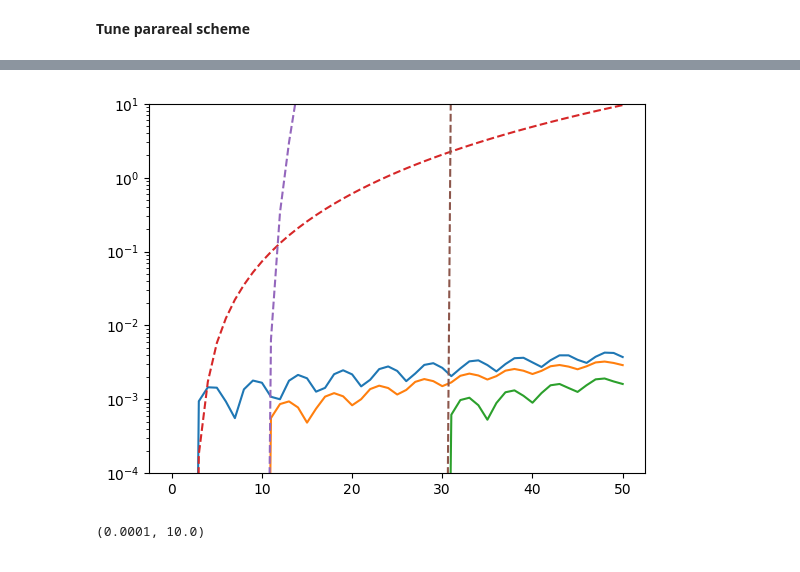
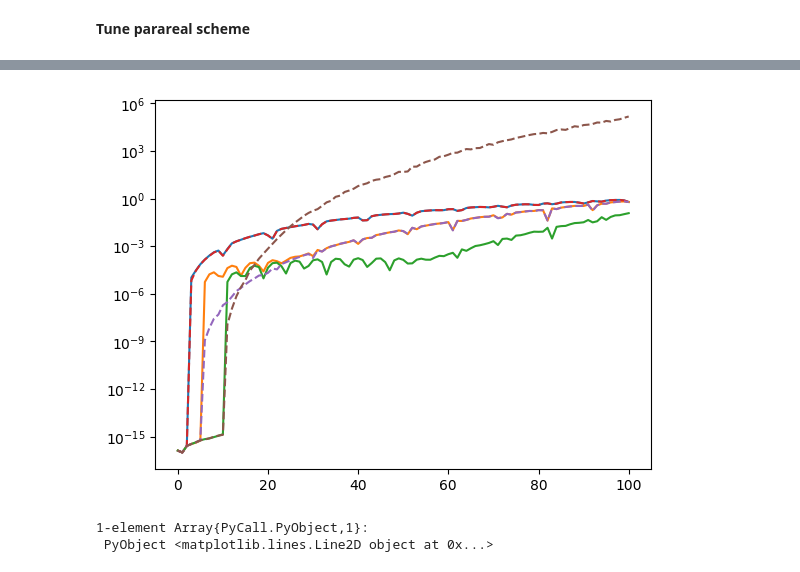
Before and after one commit to hieu325/juliawaveparareal, a Jupyter notebook: parareal1dwave.ipynb, the cells around one changed output, grey strips where cells are left out. Saved outputs shown, nothing was run; the diff lists cells and outputs as text; code cells hidden in the pictures.

```diff
--- a/parareal1dwave.ipynb
+++ b/parareal1dwave.ipynb
@@ -26,7 +27,7 @@ plot(u)
 function fdtd_wave(u0,ut0,dx,t_final)
 
     c = 1.0;
-    dt = dx/1.0;
+    dt = dx/10;
     N = size(u0,1);
     u = complex(zeros(N));
     ut= complex(zeros(N));
@@ -34,7 +35,7 @@ function fdtd_wave(u0,ut0,dx,t_final)
 
     u[:] =u0;
     ut[:]=ut0;
-    time = collect(dt:dt:t_final-dt);  # time array
+    #time = collect(dt:dt:t_final-dt);  # time array
 
     B = spdiagm((ones(N-1),-2*ones(N),ones(N-1)), (-1,0,1))/dx^2;
     B[1,N] = 1.0/dx^2;
@@ -106,19 +107,19 @@ m=10;
 dx=dX/m;
 x = collect(0:dx:L);
 
-u4ff =  exp.(im*k*x);
+#u4ff =  exp.(im*k*x);
 #ut4f = zeros(size(x,1));#-im*k*u4f;
-u4f = splineinterp(u,m);
-ut4f = splineinterp(ut,m);
+u4f = fourierinterp(u,m);
+ut4f = fourierinterp(ut,m);
 
-ub,utb=fdtd_wave(u4f,ut4f,dx,10);
+ub,utb=fdtd_wave(u4f,ut4f,dx,1);
 
-ux  = downsamp(ub,m)
-utx  = downsamp(utb,m)
+ux  = fouriersamp(ub,m)
+utx  = fouriersamp(utb,m)
 
 figure()
 subplot(2,1,1)
-plot(abs.(ux))
+plot((ux))
 subplot(2,1,2)
-plot(abs.(utx))
+plot((utx))
 # %% [output]
@@ -302,7 +336,7 @@ plot(abs.(((fftshift(fft(ubdown[:,5])))-fftshift(fft(p)))))
 # %%
 u2,ut2=wave1dparareal(u,ut,dX,2);
-u3,ut3=wave1dparareal(u,ut,dX,10);
-u4,ut4=wave1dparareal(u,ut,dX,30);
+u3,ut3=wave1dparareal(u,ut,dX,5);
+u4,ut4=wave1dparareal(u,ut,dX,10);
 # %%
 figure()
 subplot(4,2,1);contourf(real(u1));colorbar()
@@ -319,7 +362,7 @@ PyObject <matplotlib.colorbar.Colorbar object at 0x...>
 # %%
 u2s,ut2s=wave1dparareal(u,ut,dX,2);
-u3s,ut3s=wave1dparareal(u,ut,dX,10);
-u4s,ut4s=wave1dparareal(u,ut,dX,30);
+u3s,ut3s=wave1dparareal(u,ut,dX,5);
+u4s,ut4s=wave1dparareal(u,ut,dX,10);
 # %%
 figure()
 subplot(4,2,1);contourf(real(u1));colorbar()
@@ -336,13 +379,12 @@ PyObject <matplotlib.colorbar.Colorbar object at 0x...>
 # %%
 semilogy(mean(abs.(u2-ubdown),1).')
 semilogy(mean(abs.(u3-ubdown),1).')
 semilogy(mean(abs.(u4-ubdown),1).')
 
 semilogy(mean(abs.(u2s-ubdown),1).',linestyle="--")
 semilogy(mean(abs.(u3s-ubdown),1).',linestyle="--")
 semilogy(mean(abs.(u4s-ubdown),1).',linestyle="--")
-
-ylim([1e-4,10])
 # %% [output]
-[figure, old version]
+[figure, new version]
-(0.0001, 10.0)
+1-element Array{PyCall.PyObject,1}:
+ PyObject <matplotlib.lines.Line2D object at 0x...>
```
Also changed, not shown: parts of 38 cells of this notebook.
